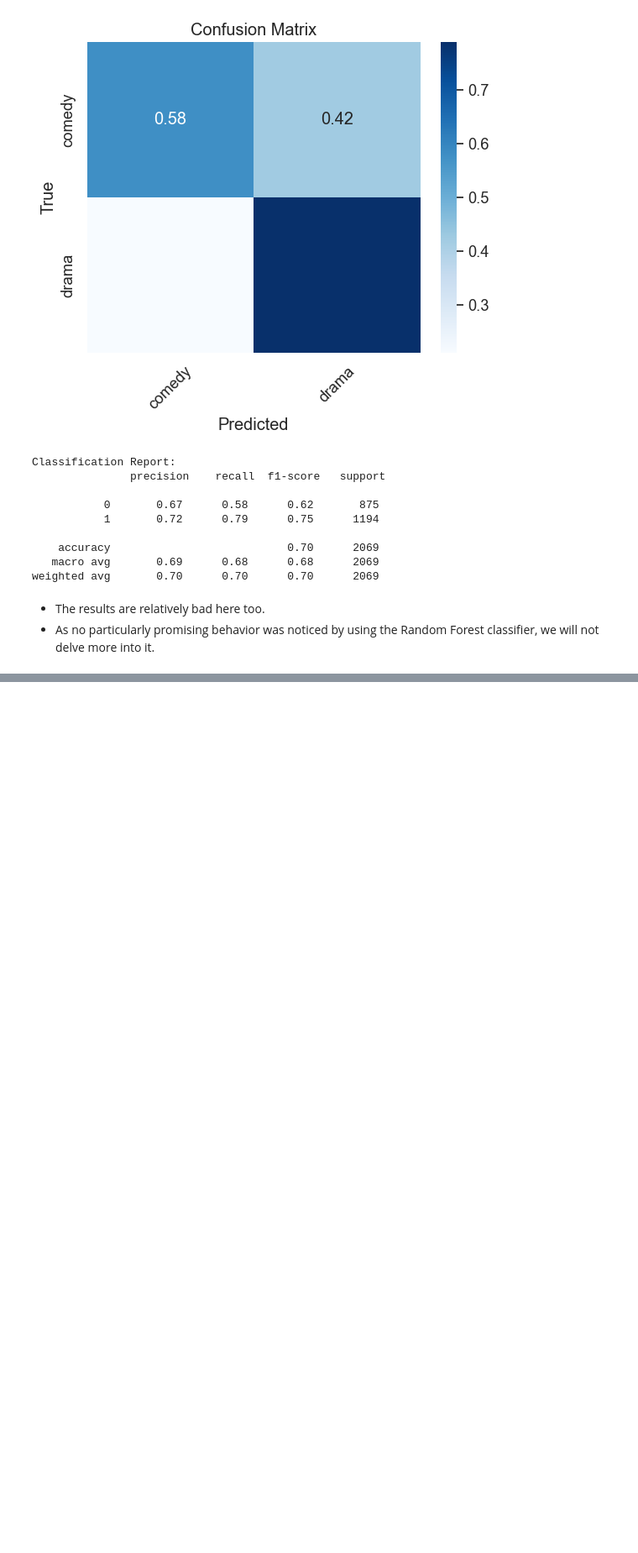
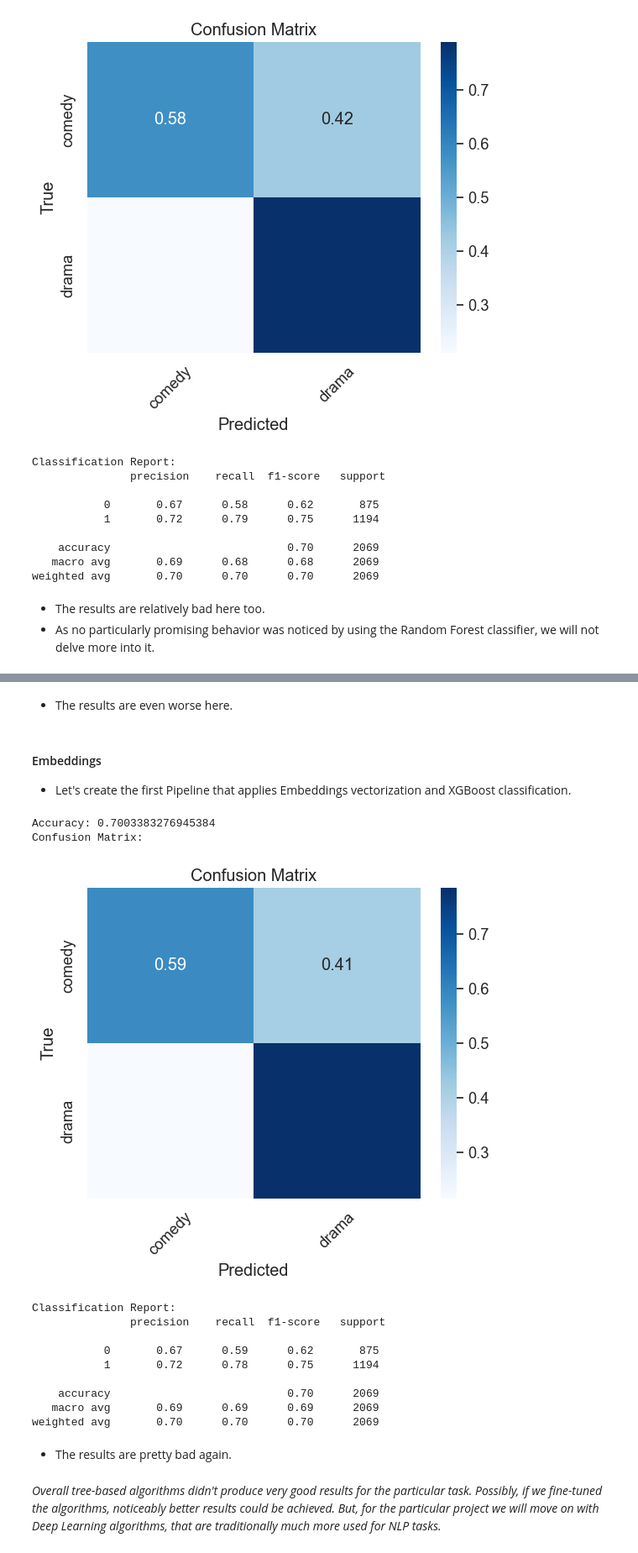
Before and after one commit to giorgossideris/movie_plots_nlp, a Jupyter notebook: genre_classification.ipynb, the cells around one changed output, grey strips where cells are left out. Shown: that part at 84% size. Saved outputs shown, nothing was run; the diff lists cells and outputs as text; code cells hidden in the pictures; blank space fills up the shorter version.

```diff
--- a/genre_classification.ipynb
+++ b/genre_classification.ipynb
@@ -795,0 +845,25 @@ weighted avg       0.70      0.70      0.70      2069
+# %% [markdown]
+* The results are even worse here.
+# %% [markdown]
+#### Embeddings
+* Let's create the first Pipeline that applies Embeddings vectorization and XGBoost classification.
+# %%
+emb_xgb_classifier = perform_simple_text_classification(emb_vectorizer, XGBClassifier(), cleaned_X_train,
+                                                       cleaned_X_test,  y_train, y_test)
+# %% [output]
+Accuracy: 0.7003383276945384
+Confusion Matrix:
+[figure, added]
+Classification Report:
+               precision    recall  f1-score   support
+
+           0       0.67      0.59      0.62       875
+           1       0.72      0.78      0.75      1194
+
+    accuracy                           0.70      2069
+   macro avg       0.69      0.69      0.69      2069
+weighted avg       0.70      0.70      0.70      2069
+# %% [markdown]
+* The results are pretty bad again.
+# %% [markdown]
+*Overall tree-based algorithms didn't produce very good results for the particular task. Possibly, if we fine-tuned the algorithms, noticeably better results could be achieved. But, for the particular project we will move on with Deep Learning algorithms, that are traditionally much more used for NLP tasks.*
```
Also changed, not shown: parts of 8 cells of this notebook, 1 other file.
